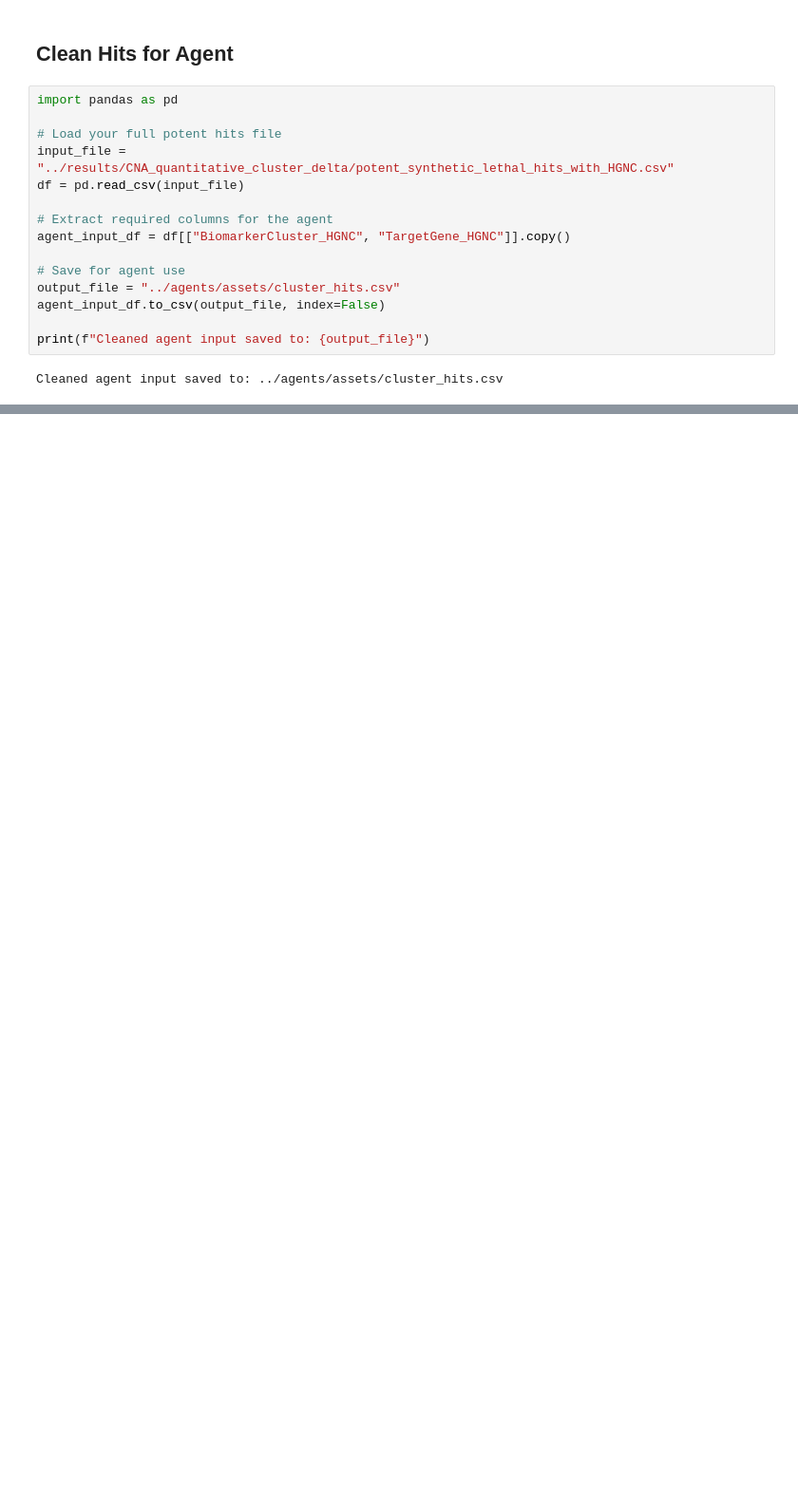
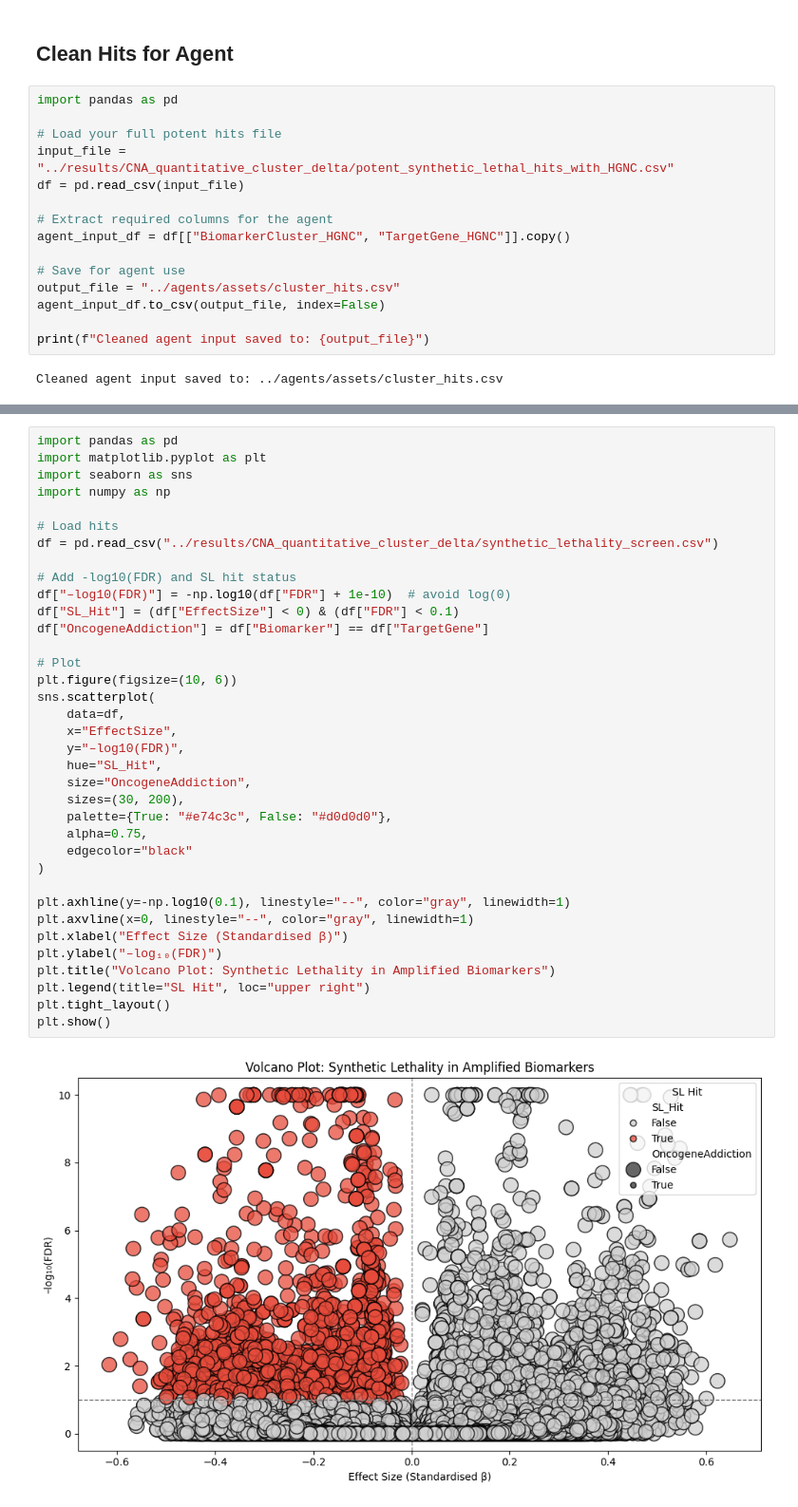
Before and after one commit to faith-ogun/bioslate-hgsoc-core, a Jupyter notebook: notebooks/sl_screen_strategy_comparison.ipynb, the cells around one changed output, grey strips where cells are left out. Shown at 95% size. Cells and saved outputs as stored; diff of their text form; blank space fills up the shorter version.

```diff
--- a/notebooks/sl_screen_strategy_comparison.ipynb
+++ b/notebooks/sl_screen_strategy_comparison.ipynb
@@ -789,0 +735,38 @@ Cleaned agent input saved to: ../agents/assets/cluster_hits.csv
+# %%
+import pandas as pd
+import matplotlib.pyplot as plt
+import seaborn as sns
+import numpy as np
+
+# Load hits
+df = pd.read_csv("../results/CNA_quantitative_cluster_delta/synthetic_lethality_screen.csv")
+
+# Add -log10(FDR) and SL hit status
+df["–log10(FDR)"] = -np.log10(df["FDR"] + 1e-10)  # avoid log(0)
+df["SL_Hit"] = (df["EffectSize"] < 0) & (df["FDR"] < 0.1)
+df["OncogeneAddiction"] = df["Biomarker"] == df["TargetGene"]
+
+# Plot
+plt.figure(figsize=(10, 6))
+sns.scatterplot(
+    data=df,
+    x="EffectSize",
+    y="–log10(FDR)",
+    hue="SL_Hit",
+    size="OncogeneAddiction",
+    sizes=(30, 200),
+    palette={True: "#e74c3c", False: "#d0d0d0"},
+    alpha=0.75,
+    edgecolor="black"
+)
+
+plt.axhline(y=-np.log10(0.1), linestyle="--", color="gray", linewidth=1)
+plt.axvline(x=0, linestyle="--", color="gray", linewidth=1)
+plt.xlabel("Effect Size (Standardised β)")
+plt.ylabel("–log₁₀(FDR)")
+plt.title("Volcano Plot: Synthetic Lethality in Amplified Biomarkers")
+plt.legend(title="SL Hit", loc="upper right")
+plt.tight_layout()
+plt.show()
+# %% [output]
+[figure, added]
```
Also changed, not shown: parts of 14 cells of this notebook, 37 other files.
